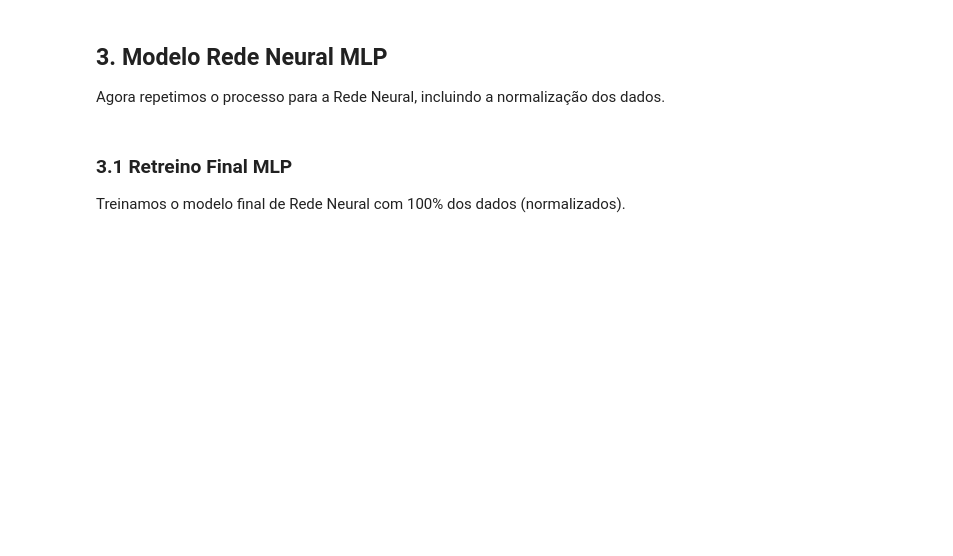
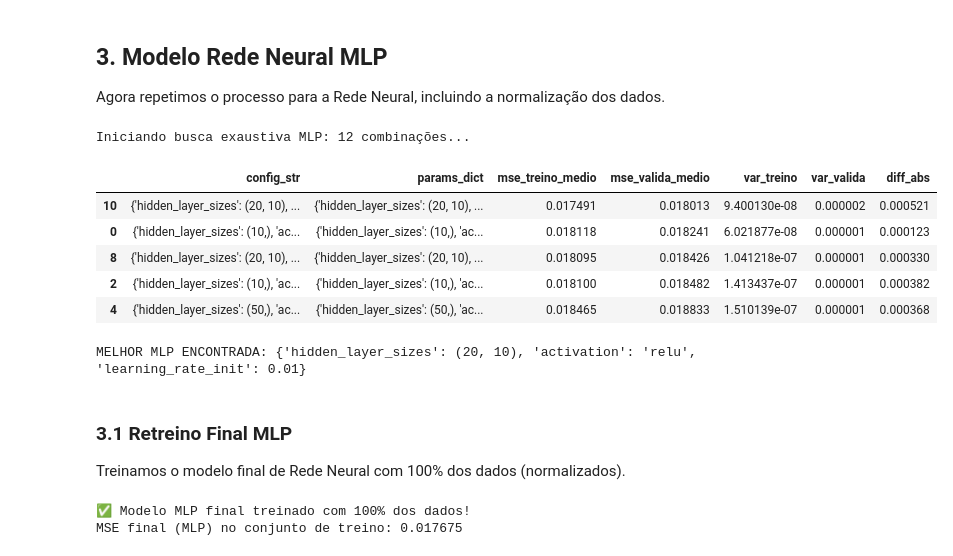
Before and after one commit to MatheusLoureiro2003/regressao_sistemas_inteligentes, a Jupyter notebook: regressao.ipynb, the cells around one changed output. Drawn from its saved outputs; the diff is of its cells as text; code cells hidden in the pictures; blank space fills up the shorter version.

```diff
--- a/regressao.ipynb
+++ b/regressao.ipynb
@@ -112,44 +163,60 @@ param_grid_mlp = {
     'hidden_layer_sizes': [(10,), (50,), (20, 10)],
     'activation': ['tanh', 'relu'],
     'learning_rate_init': [0.01, 0.001],
-    'solver': ['adam', 'lbfgs']
 }
 
 keys_mlp, values_mlp = zip(*param_grid_mlp.items())
 combinacoes_mlp = [dict(zip(keys_mlp, v)) for v in product(*values_mlp)]
 
 scaler = StandardScaler()
 X_scaled = scaler.fit_transform(X)
 resultados_mlp = []
 
 print(f"Iniciando busca exaustiva MLP: {len(combinacoes_mlp)} combinações...\n")
 
 for i, params in enumerate(combinacoes_mlp):
-    model = MLPRegressor(**params, max_iter=1000, random_state=SEED_TREINO)
+    model = MLPRegressor(**params, solver= 'adam', max_iter=1000, random_state=SEED_TREINO)
     cv_results = cross_validate(model, X_scaled, y, cv=kf, scoring="neg_mean_squared_error", return_train_score=True)
 
     mse_treino = -cv_results["train_score"]
     mse_valida = -cv_results["test_score"]
 
     resultados_mlp.append({
         "config_str": str(params),
         "params_dict": params,
         "mse_treino_medio": np.mean(mse_treino),
         "mse_valida_medio": np.mean(mse_valida),
         "var_treino": np.var(mse_treino),
         "var_valida": np.var(mse_valida),
         "diff_abs": abs(np.mean(mse_treino) - np.mean(mse_valida))
     })
 
 df_resultados_mlp = pd.DataFrame(resultados_mlp).sort_values("mse_valida_medio")
 display(df_resultados_mlp.head(5))
 
 melhor_mlp_config = df_resultados_mlp.iloc[0]
 print(f"\nMELHOR MLP ENCONTRADA: {melhor_mlp_config['config_str']}")
+# %% [output]
+Iniciando busca exaustiva MLP: 12 combinações...
+|  | config_str | params_dict | mse_treino_medio | mse_valida_medio | var_treino | var_valida | diff_abs |
+| 10 | {'hidden_layer_sizes': (20, 10), ... | {'hidden_layer_sizes': (20, 10), ... | 0.017491 | 0.018013 | 9.400130e-08 | 0.000002 | 0.000521 |
+| 0 | {'hidden_layer_sizes': (10,), 'ac... | {'hidden_layer_sizes': (10,), 'ac... | 0.018118 | 0.018241 | 6.021877e-08 | 0.000001 | 0.000123 |
+| 8 | {'hidden_layer_sizes': (20, 10), ... | {'hidden_layer_sizes': (20, 10), ... | 0.018095 | 0.018426 | 1.041218e-07 | 0.000001 | 0.000330 |
+| 2 | {'hidden_layer_sizes': (10,), 'ac... | {'hidden_layer_sizes': (10,), 'ac... | 0.018100 | 0.018482 | 1.413437e-07 | 0.000001 | 0.000382 |
+| 4 | {'hidden_layer_sizes': (50,), 'ac... | {'hidden_layer_sizes': (50,), 'ac... | 0.018465 | 0.018833 | 1.510139e-07 | 0.000001 | 0.000368 |
+MELHOR MLP ENCONTRADA: {'hidden_layer_sizes': (20, 10), 'activation': 'relu', 'learning_rate_init': 0.01}
 # %% [markdown]
 ### 3.1 Retreino Final MLP
 Treinamos o modelo final de Rede Neural com 100% dos dados (normalizados).
 # %%
-modelo_final_mlp = MLPRegressor(**melhor_mlp_config['params_dict'], max_iter=1000, random_state=SEED_TREINO)
+modelo_final_mlp = MLPRegressor(**melhor_mlp_config['params_dict'], solver='adam', max_iter=1000, random_state=SEED_TREINO)
 modelo_final_mlp.fit(X_scaled, y)
 print("✅ Modelo MLP final treinado com 100% dos dados!")
+
+y_pred_final_mlp = modelo_final_mlp.predict(X_scaled)
+mse_final_mlp = mean_squared_error(y, y_pred_final_mlp)
+
+print(f"MSE final (MLP) no conjunto de treino: {mse_final_mlp:.6f}")
+# %% [output]
+✅ Modelo MLP final treinado com 100% dos dados!
+MSE final (MLP) no conjunto de treino: 0.017675
```
Also changed, not shown: parts of 11 cells of this notebook, 1 other file.
